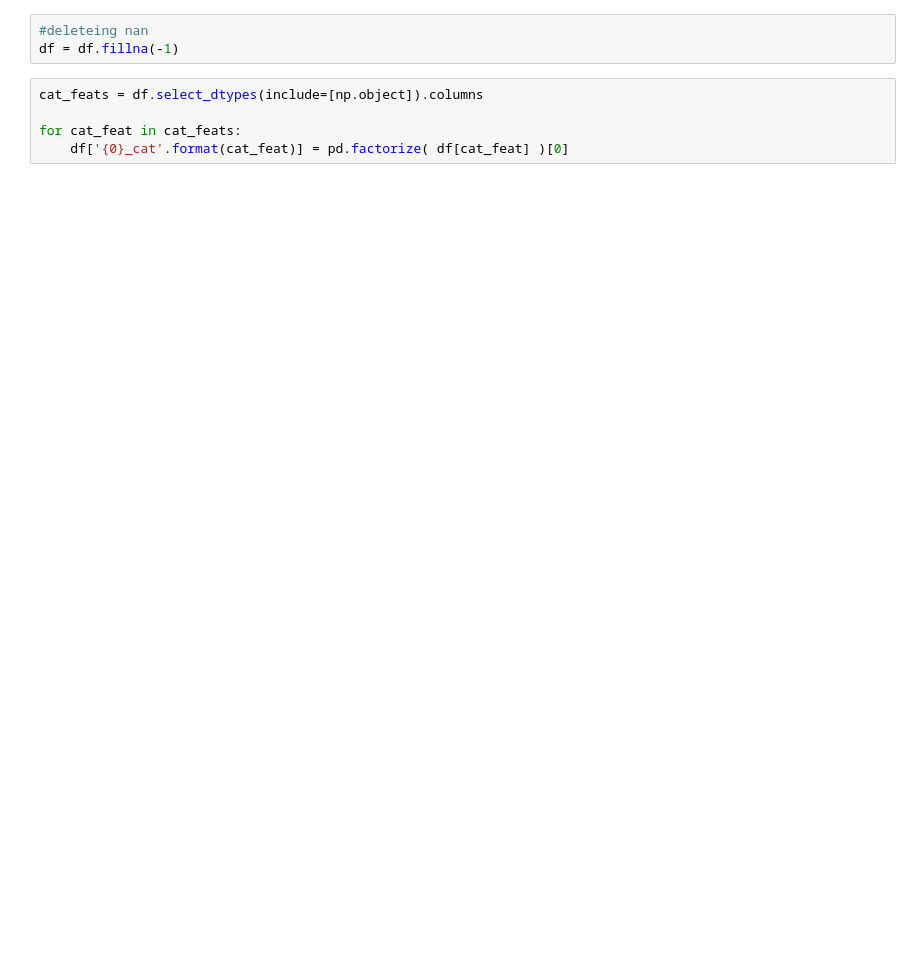
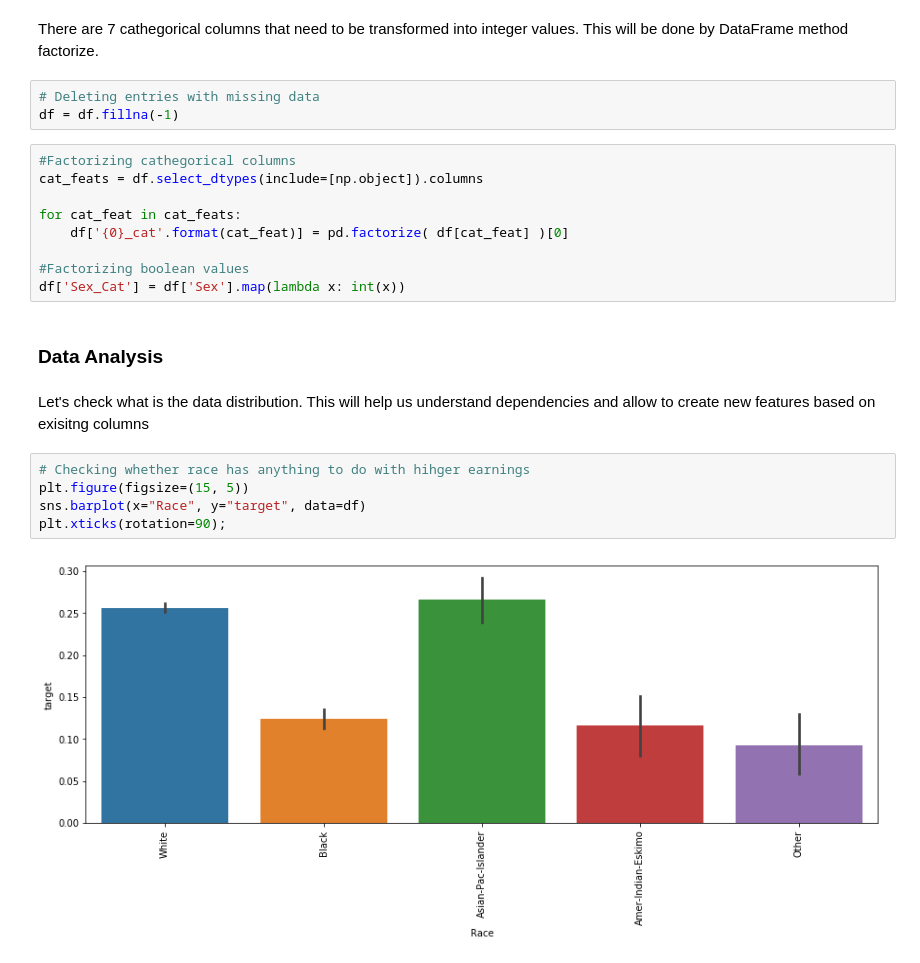
Before and after one commit to Boston808/Adult-Data, a Jupyter notebook: Adult Data.ipynb, the cells around one changed output. Saved outputs shown, nothing was run; the diff lists cells and outputs as text; blank space fills up the shorter version.

```diff
--- a/Adult Data.ipynb
+++ b/Adult Data.ipynb
@@ -44,8 +88,25 @@ def draw_feature_importances(model, X, y, feats):
+# %% [markdown]
+There are 7 cathegorical columns that need to be transformed into integer values. This will be done by DataFrame method factorize.
 # %%
-#deleteing nan
+# Deleting entries with missing data
 df = df.fillna(-1)
 # %%
+#Factorizing cathegorical columns
 cat_feats = df.select_dtypes(include=[np.object]).columns
 
 for cat_feat in cat_feats:
     df['{0}_cat'.format(cat_feat)] = pd.factorize( df[cat_feat] )[0]
+
+#Factorizing boolean values
+df['Sex_Cat'] = df['Sex'].map(lambda x: int(x))
+# %% [markdown]
+### Data Analysis
+# %% [markdown]
+Let's check what is the data distribution. This will help us understand dependencies and allow to create new features based on exisitng columns
+# %%
+# Checking whether race has anything to do with hihger earnings
+plt.figure(figsize=(15, 5))
+sns.barplot(x="Race", y="target", data=df)
+plt.xticks(rotation=90);
+# %% [output]
+[figure, added]
```
Also changed, not shown: parts of 30 cells of this notebook.
